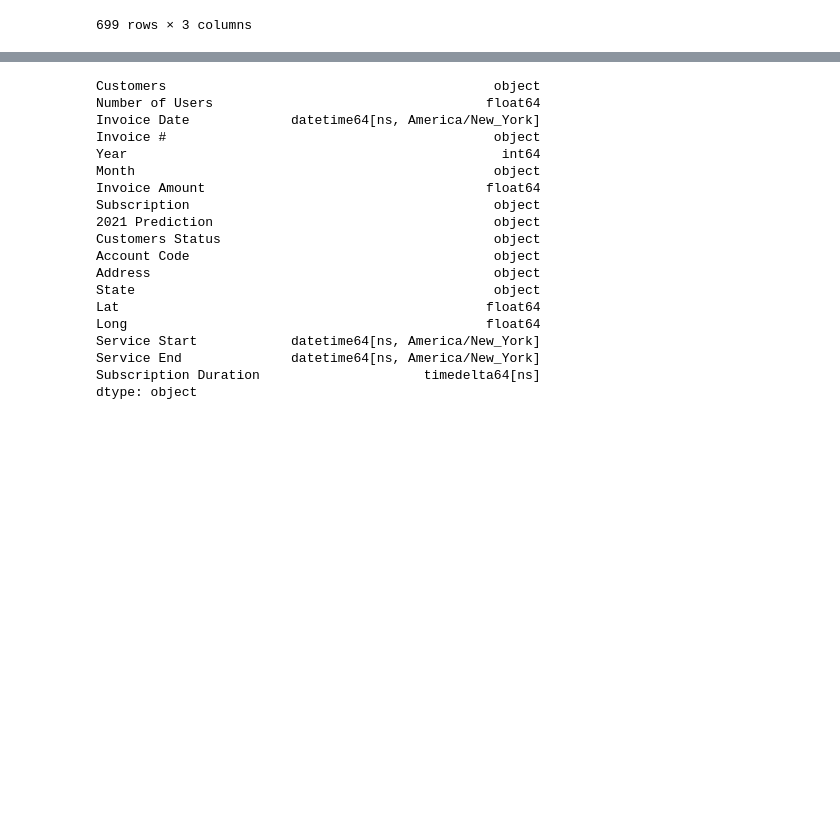
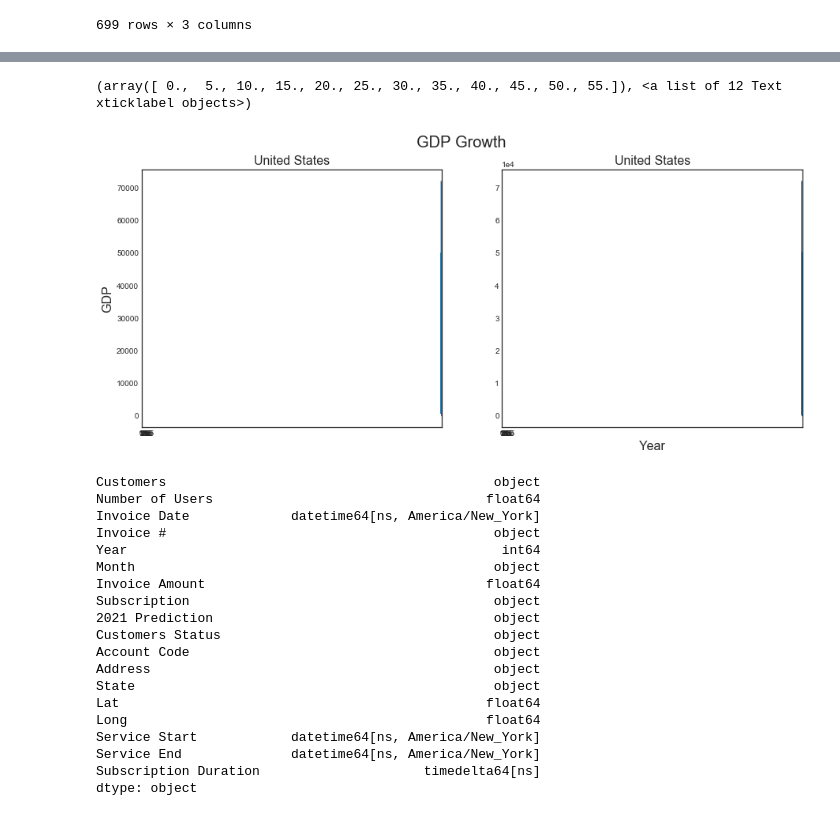
Before and after one commit to dd2-GWFinTech-Projects/Project1_ProductMarketingAnalysis, a Jupyter notebook: 02_Processing/07_Plots.ipynb, the cells around one changed output, grey strips where cells are left out. Saved outputs shown, nothing was run; the diff lists cells and outputs as text; code cells hidden in the pictures; blank space fills up the shorter version.

```diff
--- a/02_Processing/07_Plots.ipynb
+++ b/02_Processing/07_Plots.ipynb
@@ -11,12 +11,16 @@ from dotenv import load_dotenv
 from panel.interact import interact
 from panel import widgets
 from string import digits
+from numpy import array
 import csv
 import json
 import numpy as np
 import dateparser
 import panel as pn
 
+plt.style.use('seaborn-white')
+
+
 pn.extension()
 
 %matplotlib inline
@@ -109,5 +139,33 @@ grp_yearly_income.hvplot(figsize=(20,15), rot=90, kind='bar', subplots=True).opt
 # %% [output]
 [interactive output not drawn]
+# %%
+
+names =  atlas.loc[: , "Year"]
+values = atlas.loc[: , "Invoice Amount"]
+
+plt.figure(1, figsize=(15, 6))
+plt.suptitle('GDP Growth', fontsize=20)
+
+plt.subplot(121)
+plt.plot(names, values)
+plt.xticks(np.arange(0, 57, step=5.0))
+plt.ylabel('GDP', fontsize=16)
+plt.title('United States',fontsize=16)
+
+plt.subplot(122)
+plt.plot(names, values)
+plt.xticks(np.arange(0, 57, step=5.0))
+plt.xlabel('Year', fontsize=16)
+plt.title('United States',fontsize=16)
+
+plt.ticklabel_format(axis='y', style='sci', scilimits=(0, 4))
+print(plt.xticks())
+
+
+plt.show()
+# %% [output]
+(array([ 0.,  5., 10., 15., 20., 25., 30., 35., 40., 45., 50., 55.]), <a list of 12 Text xticklabel objects>)
+[figure, added]
 # %%
 atlas.dtypes
 # %% [output]
```
Also changed, not shown: parts of 31 cells of this notebook, 4 other files.
